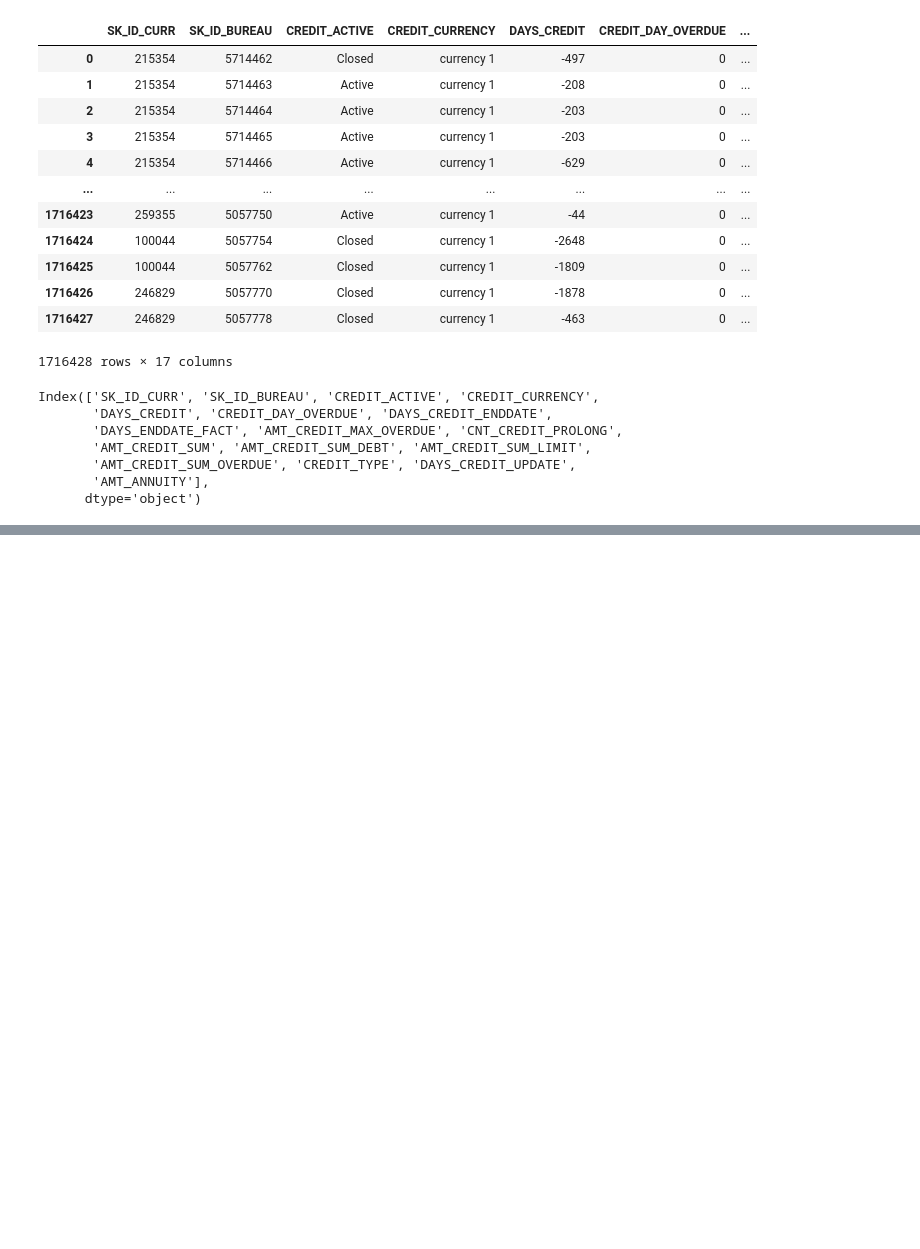
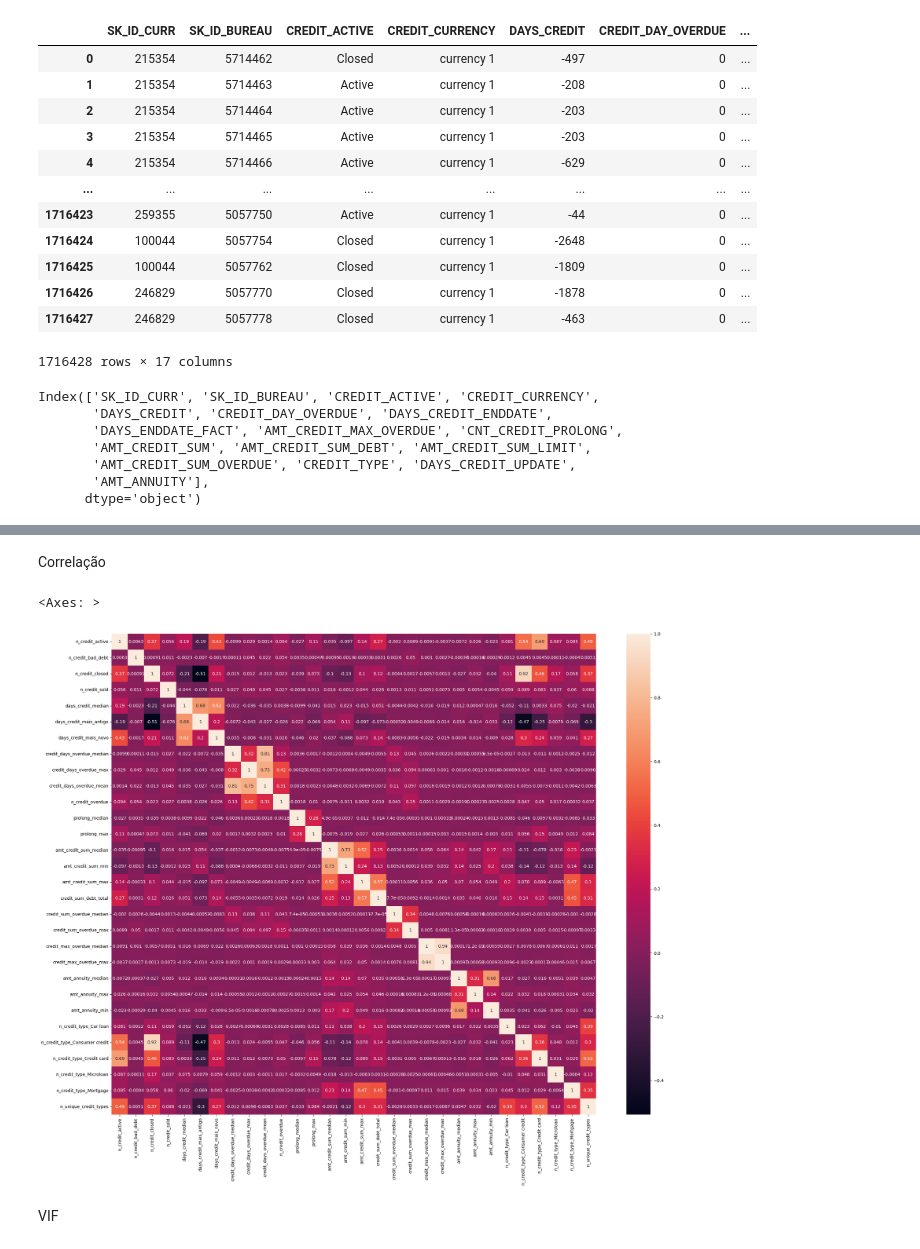
Before and after one commit to Pablo-Sant/project_credit_risk, a Jupyter notebook: notebooks/02-eda_bureau.ipynb, the cells around one changed output, grey strips where cells are left out. Drawn from its saved outputs; the diff is of its cells as text; code cells hidden in the pictures; blank space fills up the shorter version.

```diff
--- a/notebooks/02-eda_bureau.ipynb
+++ b/notebooks/02-eda_bureau.ipynb
@@ -33,0 +325,35 @@ Index(['SK_ID_CURR', 'SK_ID_BUREAU', 'CREDIT_ACTIVE', 'CREDIT_CURRENCY',
+# %%
+credit_sum_overdue = bureau.groupby('SK_ID_CURR')['AMT_CREDIT_MAX_OVERDUE'].agg(
+    credit_max_overdue_median = 'median',
+    credit_max_overdue_max = 'max'
+)
+
+bureau_agg = bureau_agg.join(credit_sum_overdue)
+# %%
+amt_annuity_agg = bureau.groupby('SK_ID_CURR')['AMT_ANNUITY'].agg(
+    amt_annuity_median = 'median',
+    amt_annuity_max = 'max',
+    amt_annuity_min = 'min'
+)
+
+bureau_agg = bureau_agg.join(amt_annuity_agg)
+# %%
+top_types = bureau['CREDIT_TYPE'].value_counts().head(5).index
+
+credit_type_agg = (
+    bureau[bureau['CREDIT_TYPE'].isin(top_types)]
+    .groupby(['SK_ID_CURR', 'CREDIT_TYPE'])
+    .size()
+    .unstack(fill_value=0)
+    .add_prefix('n_credit_type_')
+)
+
+bureau_agg = bureau_agg.join(credit_type_agg)
+# %%
+n_unique_types = (
+    bureau.groupby('SK_ID_CURR')['CREDIT_TYPE']
+    .nunique()
+    .rename('n_unique_credit_types')
+)
+
+bureau_agg = bureau_agg.join(n_unique_types)
@@ -33,0 +579,10 @@ Index(['SK_ID_CURR', 'SK_ID_BUREAU', 'CREDIT_ACTIVE', 'CREDIT_CURRENCY',
+# %% [markdown]
+Correlação
+# %%
+plt.figure(figsize=(25,20))
+sns.heatmap(bureau_agg.corr(), annot=True)
+# %% [output]
+<Axes: >
+[figure, added]
+# %% [markdown]
+VIF
```
Also changed, not shown: parts of 112 cells of this notebook.
